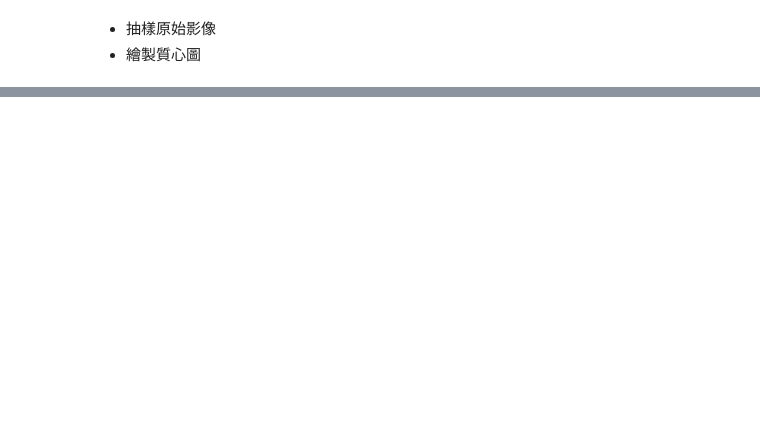
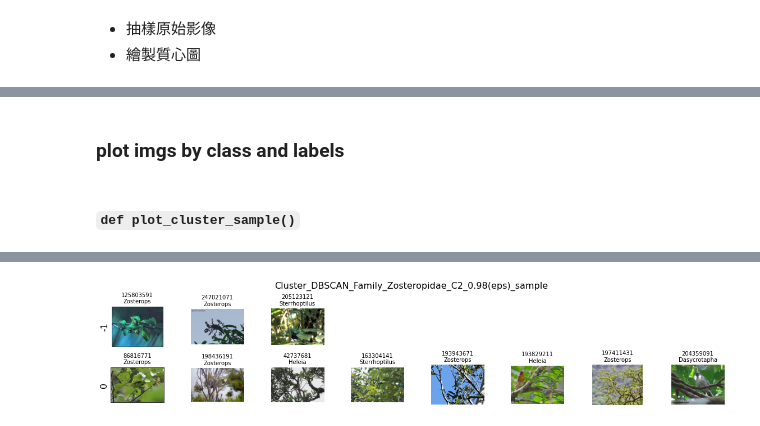
Before and after one commit to YunghuiHsu/ebird_project, a Jupyter notebook: mae/outlier_check.ipynb, the cells around one changed output, grey strips where cells are left out. Saved outputs shown, nothing was run; the diff lists cells and outputs as text; code cells hidden in the pictures; blank space fills up the shorter version.

```diff
--- a/mae/outlier_check.ipynb
+++ b/mae/outlier_check.ipynb
@@ -153,0 +116,6 @@ Wall time: 8.52 s
+# %%
+%%time
+assert data_src == 'eBirdTop100'
+
+meta_data =  '../../shared/eBird/download_ebird/meta/jpg_top100_meta5.feather'
+df_meta =  pd.read_feather(meta_data)
@@ -1390,0 +1450,8 @@ method = 'Birch'
+# %%
+def get_cluster_centroid(embedding_:np.ndarray, label_)->np.ndarray:
+    centroids = []
+    for l_ in sorted(np.unique(label_)):
+        mask = label_==l_
+        centroid_ = embedding_[mask].mean(axis=0)
+        centroids.append(centroid_)
+    return centroids
@@ -1410,0 +1544,4 @@ for i, cls_ in enumerate(cls_list):
+# %% [markdown]
+### plot imgs by class and labels
+# %% [markdown]
+#### `def plot_cluster_sample()`
@@ -1410,0 +1556,47 @@ for i, cls_ in enumerate(cls_list):
+# %%
+def load_img(path:str=None, w:int=256 ):
+    img = Image.open(path)
+    w_o, h_o = img.size
+    h = int(w*h_o/w_o)
+    return img.resize((w, h))
+# %%
+%%time
+def plot_cluster_sample(n_label_:int=None, n_smp:int=n_smp, metas_:list=None, save_path:str=None):
+    rows, cols = n_label_, n_smp
+
+    figsize = (cols*2, 1 + rows*1.2)
+    fig, axs = plt.subplots(rows, cols, figsize=figsize)
+    if method == 'BIRCH':
+        title = f'Cluster_{method}_{T}(T){taxon}_{cls_}_C{n_label_}_sample'
+    elif method == 'DBSCAN':
+        title = f'Cluster_{method}_{taxon}_{cls_}_C{n_label_}_{eps:.2f}(eps)_sample'
+
+    fig.suptitle(f'{title}', fontsize=16, y=1.01)
+    fig.tight_layout()
+
+    if n_label_==1 :
+        axs = axs.reshape(1,-1)      # if n_label_==1, "IndexError: list index out of range"
+
+    label_list = list(cls_labels_idx_[cls_].keys())
+    for row_, (label_, ax_)  in enumerate(zip(label_list, axs)):
+        # row as label
+        mlcns_, genus_, paths_ = metas_[row_]
+        for col, ax in enumerate(ax_):
+            # ax.set_xticks([])
+            # ax.set_yticks([])
+            if col==0:
+                ax.set_xticks([])
+                ax.set_yticks([])
+                ax.set_ylabel(label_, fontsize=16)
+            else:
+                ax.axis('off')
+
+            if col < len(paths_):
+                # print(f'{l_:2d} : {mlcns_[col]}, {genus_[col]:15s}')
+                img = load_img(paths_[col], 128)
+                ax.set_title(f'{mlcns_[col]}\n{genus_[col]}', fontsize=10)
+                ax.imshow(img)
+    if save_path is not None:
+        fig.savefig(save_path/f'{title}.jpg', bbox_inches='tight')
+plot_cluster_sample(n_label_=n_label_, metas_=metas_, save_path=save_path)
+# %% [output]
@@ -1411 +1605,2 @@ for i, cls_ in enumerate(cls_list):
+[figure, added]
 # %%
```
Also changed, not shown: parts of 36 cells of this notebook.
